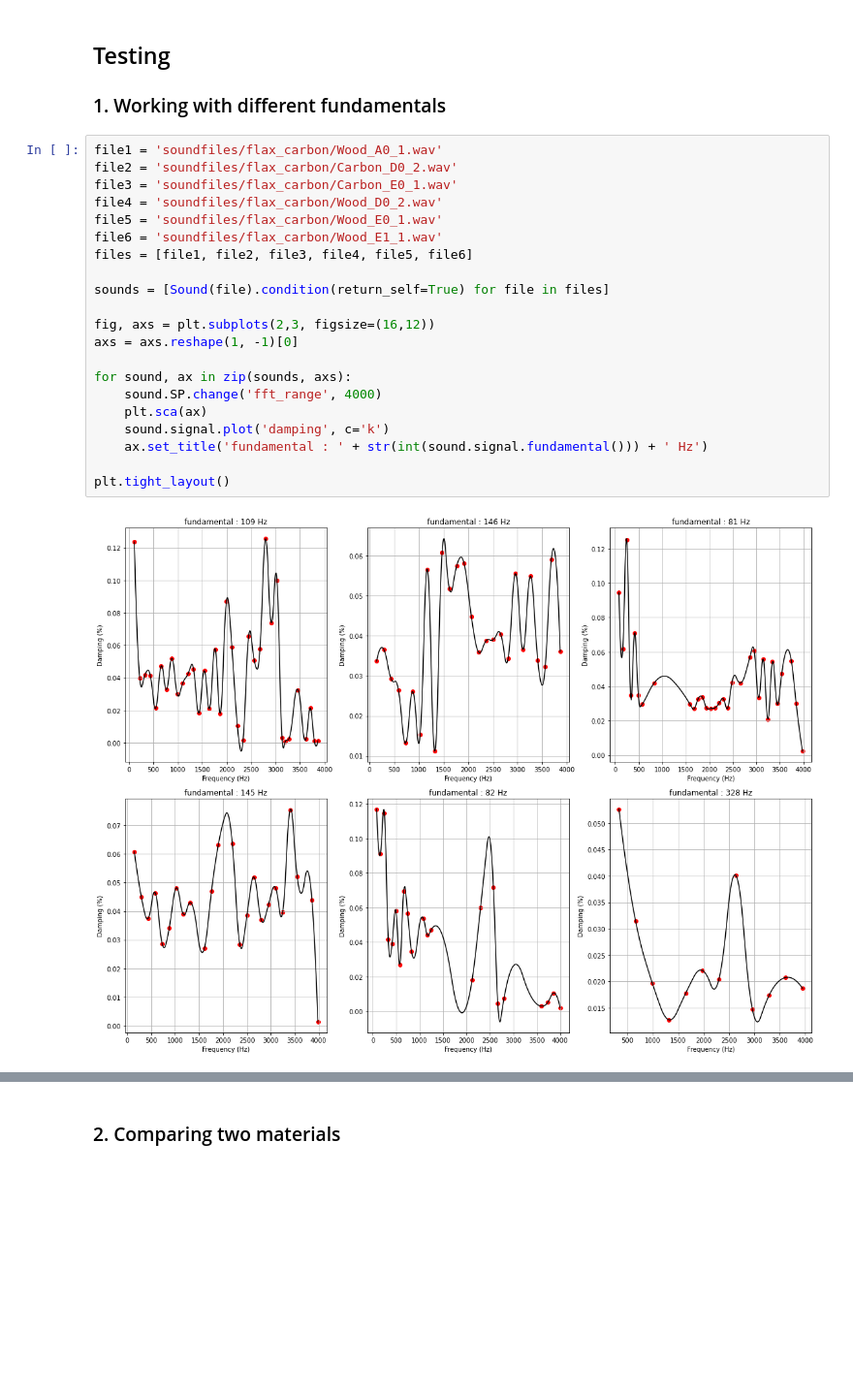
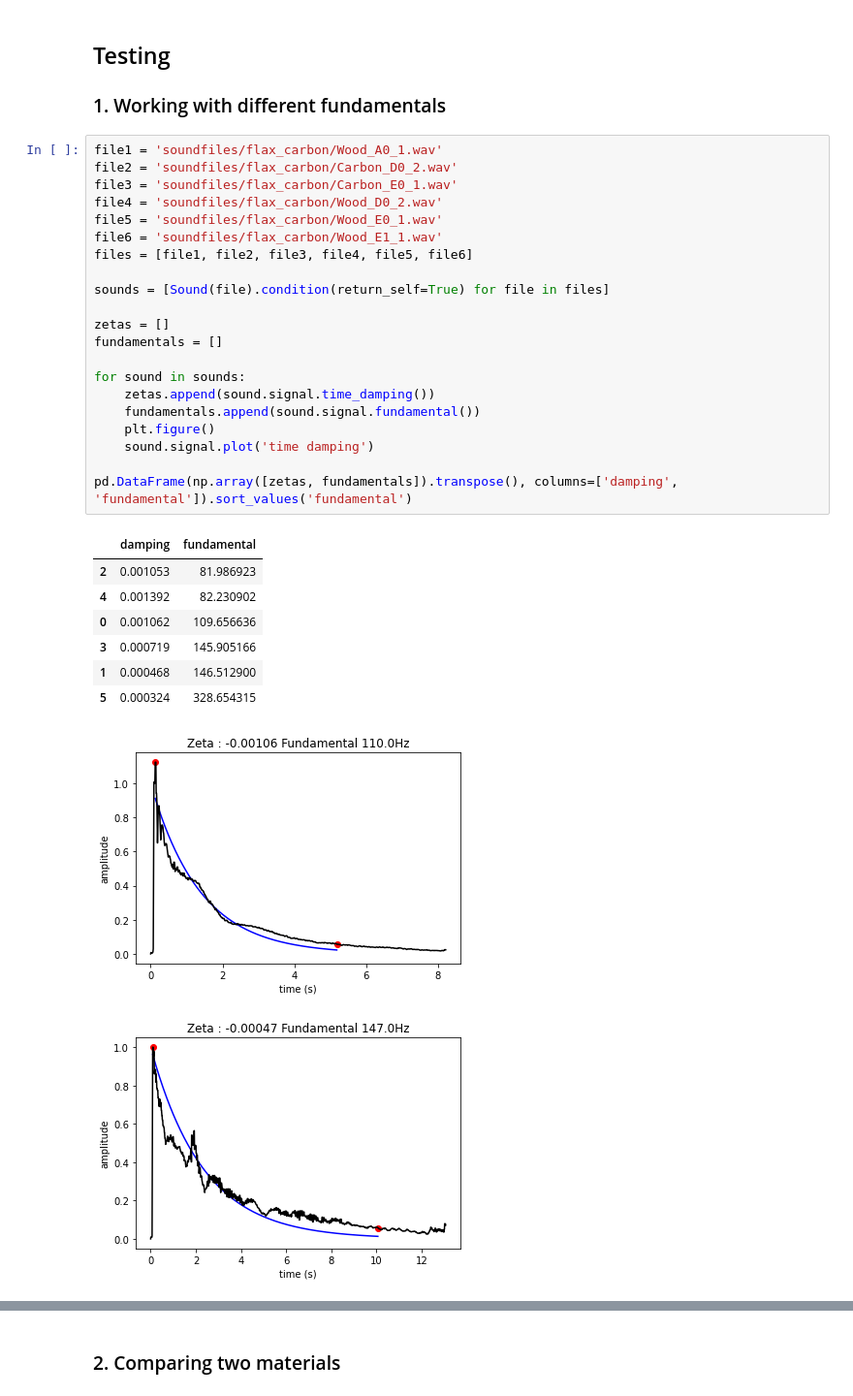
Before and after one commit to olivecha/guitarsounds, a Jupyter notebook: Notebooks/Dev/DEV_Time_Damping.ipynb, the cells around one changed output, grey strips where cells are left out. Shown: that part at 97% size. Cells and saved outputs as stored; diff of their text form; blank space fills up the shorter version.

```diff
--- a/Notebooks/Dev/DEV_Time_Damping.ipynb
+++ b/Notebooks/Dev/DEV_Time_Damping.ipynb
@@ -208,23 +185,31 @@ sound.signal.plot('damping')
 # %%
 file1 = 'soundfiles/flax_carbon/Wood_A0_1.wav'
 file2 = 'soundfiles/flax_carbon/Carbon_D0_2.wav'
 file3 = 'soundfiles/flax_carbon/Carbon_E0_1.wav'
 file4 = 'soundfiles/flax_carbon/Wood_D0_2.wav'
 file5 = 'soundfiles/flax_carbon/Wood_E0_1.wav'
 file6 = 'soundfiles/flax_carbon/Wood_E1_1.wav'
 files = [file1, file2, file3, file4, file5, file6]
 
 sounds = [Sound(file).condition(return_self=True) for file in files]
 
-fig, axs = plt.subplots(2,3, figsize=(16,12))
-axs = axs.reshape(1, -1)[0]
+zetas = []
+fundamentals = []
 
-for sound, ax in zip(sounds, axs):
-    sound.SP.change('fft_range', 4000)
-    plt.sca(ax)
-    sound.signal.plot('damping', c='k')
-    ax.set_title('fundamental : ' + str(int(sound.signal.fundamental())) + ' Hz')
+for sound in sounds:
+    zetas.append(sound.signal.time_damping())
+    fundamentals.append(sound.signal.fundamental())
+    plt.figure()
+    sound.signal.plot('time damping')
 
-plt.tight_layout()
+pd.DataFrame(np.array([zetas, fundamentals]).transpose(), columns=['damping', 'fundamental']).sort_values('fundamental')
 # %% [output]
+|  | damping | fundamental |
+| 2 | 0.001053 | 81.986923 |
+| 4 | 0.001392 | 82.230902 |
+| 0 | 0.001062 | 109.656636 |
+| 3 | 0.000719 | 145.905166 |
+| 1 | 0.000468 | 146.512900 |
+| 5 | 0.000324 | 328.654315 |
-[figure, old version]
+[figure, new version]
+[figure, added]
```
Also changed, not shown: parts of 31 cells of this notebook, 23 other files.
